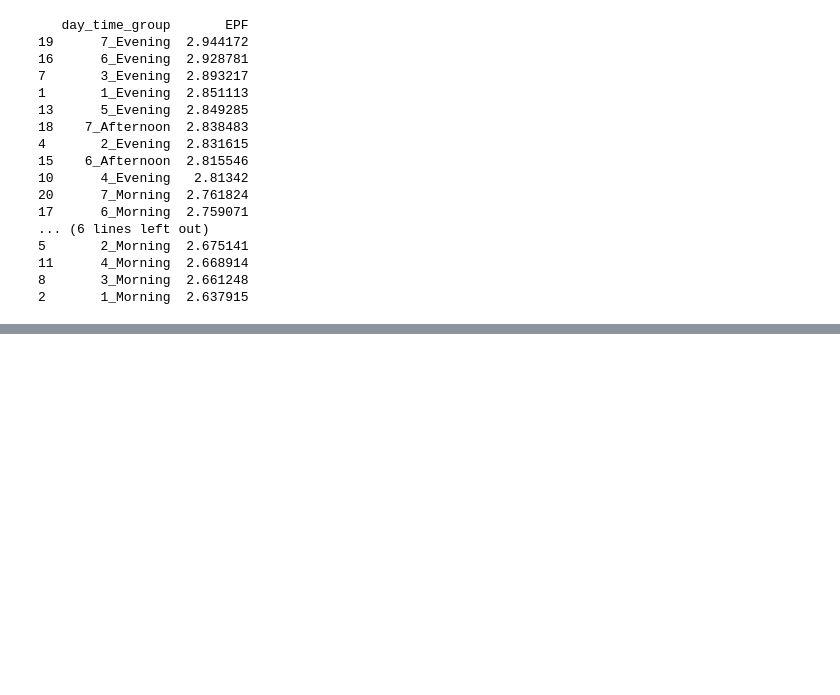
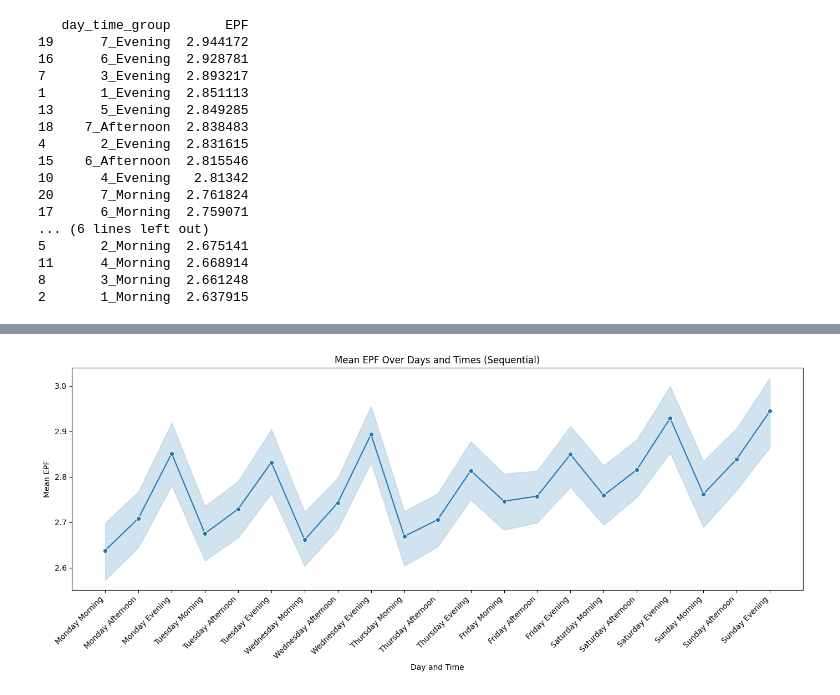
Before and after one commit to Mirrien-Liang/posting-time-impact-analysis, a Jupyter notebook: notebooks/data_cleaning.ipynb, the cells around one changed output, grey strips where cells are left out. Drawn from its saved outputs; the diff is of its cells as text; code cells hidden in the pictures; blank space fills up the shorter version.

```diff
--- a/notebooks/data_cleaning.ipynb
+++ b/notebooks/data_cleaning.ipynb
@@ -1427,0 +1548,40 @@ print(group_means)
+# %%
+# Prepare data
+line_data = aggregated.copy()
+day_mapping = {
+    '1': 'Monday', '2': 'Tuesday', '3': 'Wednesday',
+    '4': 'Thursday', '5': 'Friday', '6': 'Saturday', '7': 'Sunday'
+}
+
+# Define the custom order for the x-axis
+custom_order = [
+    f"{day}_{time}"
+    for day in ['1', '2', '3', '4', '5', '6', '7']
+    for time in ['Morning', 'Afternoon', 'Evening']
+]
+
+# Sort data by the custom order
+line_data['day_time_group'] = pd.Categorical(line_data['day_time_group'], categories=custom_order, ordered=True)
+line_data = line_data.sort_values('day_time_group')
+
+# Plot the data (single continuous line)
+plt.figure(figsize=(14, 6))
+sns.lineplot(x='day_time_group', y='EPF', data=line_data, marker='o',)
+
+# Customize the plot
+plt.title('Mean EPF Over Days and Times (Sequential)')
+plt.xlabel('Day and Time')
+plt.ylabel('Mean EPF')
+plt.xticks(
+    ticks=range(len(custom_order)),
+    labels=[
+        f"{day_mapping[grp.split('_')[0]]} {grp.split('_')[1]}"
+        for grp in custom_order
+    ],
+    rotation=45,
+    ha='right'
+)
+plt.tight_layout()
+plt.show()
+# %% [output]
+[figure, added]
```
Also changed, not shown: parts of 3 cells of this notebook.
